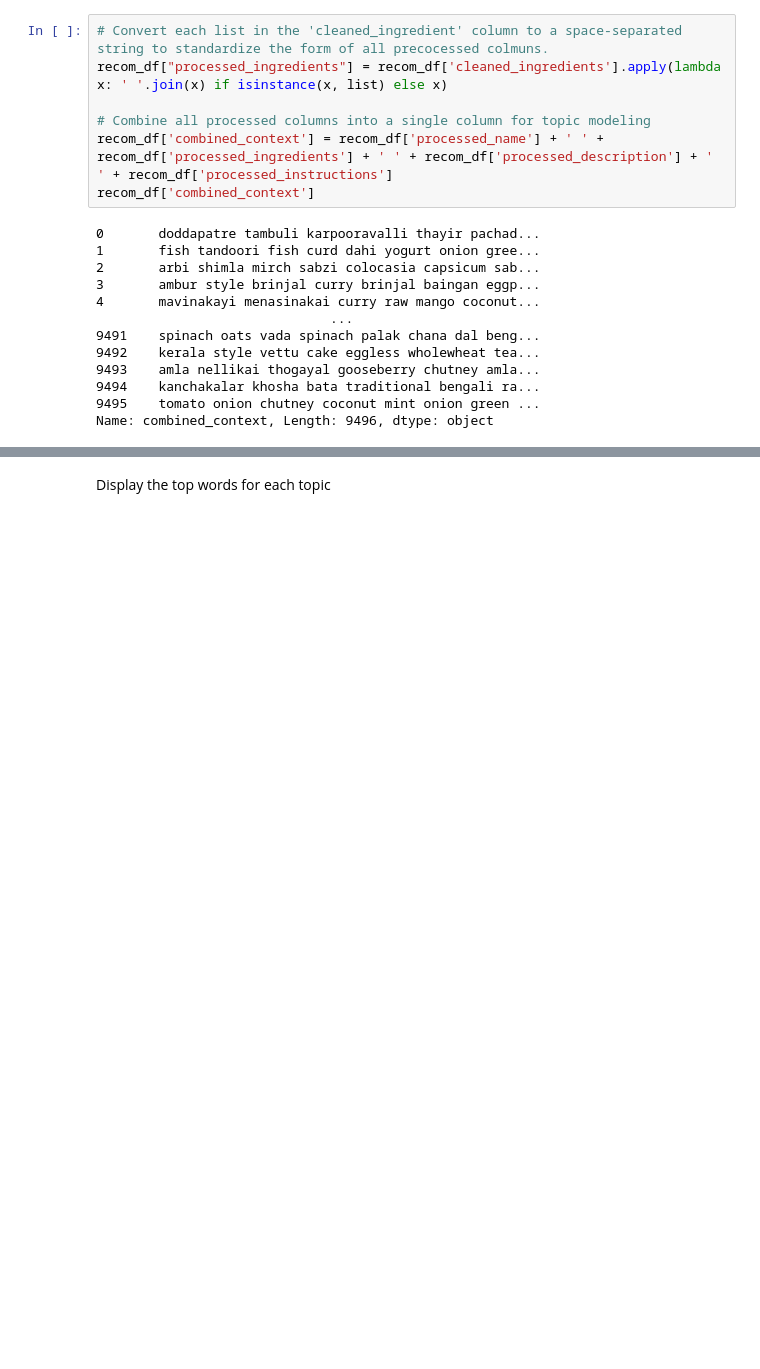
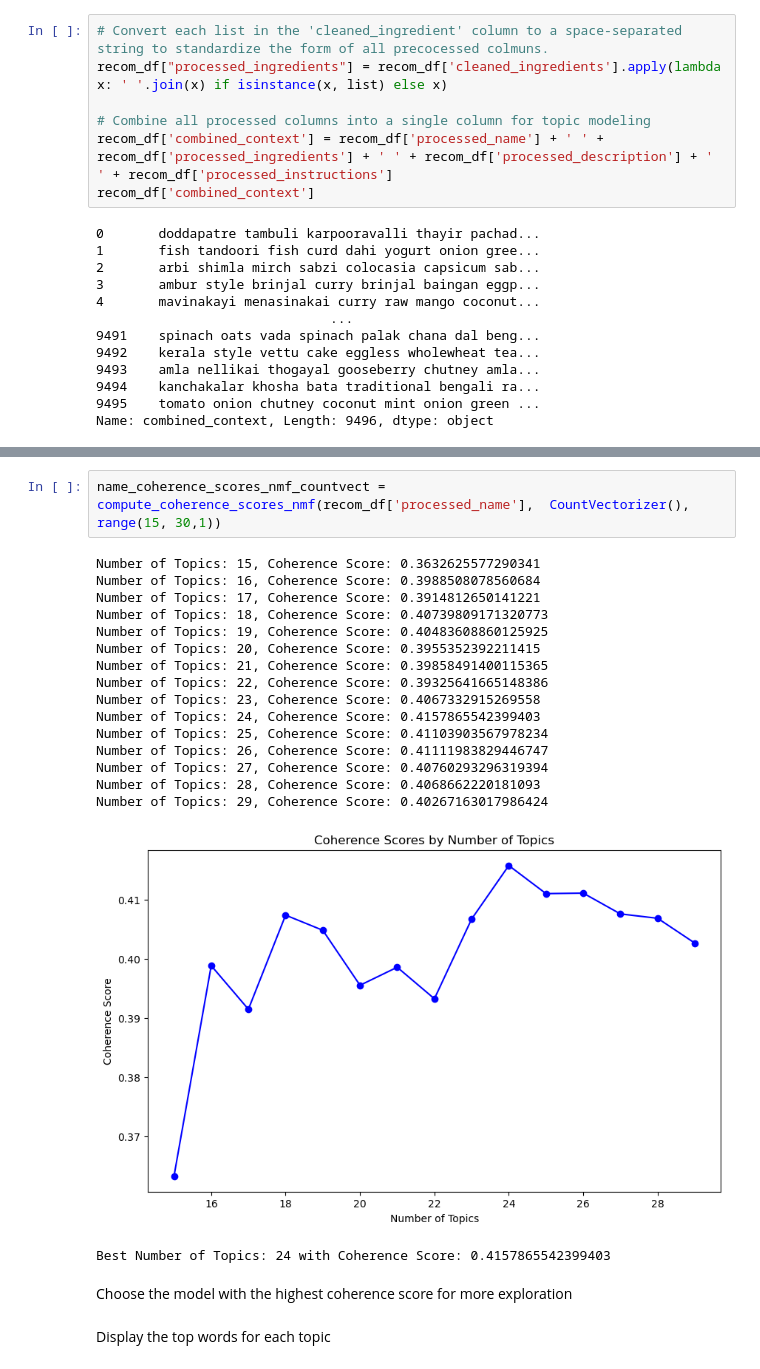
Before and after one commit to jonkerr/indian-food, a Jupyter notebook: topic_modeling_NMF.ipynb, the cells around one changed output, grey strips where cells are left out. Drawn from its saved outputs; the diff is of its cells as text; blank space fills up the shorter version.

```diff
--- a/topic_modeling_NMF.ipynb
+++ b/topic_modeling_NMF.ipynb
@@ -344,3 +174,25 @@ if recommended_recipes is not None:
+# %%
+name_coherence_scores_nmf_countvect = compute_coherence_scores_nmf(recom_df['processed_name'],  CountVectorizer(), range(15, 30,1))
+# %% [output]
+Number of Topics: 15, Coherence Score: 0.3632625577290341
+Number of Topics: 16, Coherence Score: 0.3988508078560684
+Number of Topics: 17, Coherence Score: 0.3914812650141221
+Number of Topics: 18, Coherence Score: 0.40739809171320773
+Number of Topics: 19, Coherence Score: 0.40483608860125925
+Number of Topics: 20, Coherence Score: 0.3955352392211415
+Number of Topics: 21, Coherence Score: 0.39858491400115365
+Number of Topics: 22, Coherence Score: 0.39325641665148386
+Number of Topics: 23, Coherence Score: 0.4067332915269558
+Number of Topics: 24, Coherence Score: 0.4157865542399403
+Number of Topics: 25, Coherence Score: 0.41103903567978234
+Number of Topics: 26, Coherence Score: 0.41111983829446747
+Number of Topics: 27, Coherence Score: 0.40760293296319394
+Number of Topics: 28, Coherence Score: 0.4068662220181093
+Number of Topics: 29, Coherence Score: 0.40267163017986424
+[figure, added]
+Best Number of Topics: 24 with Coherence Score: 0.4157865542399403
+# %% [markdown]
+Choose the model with the highest coherence score for more exploration
 # %% [markdown]
 Display the top words for each topic
 # %%
```
Also changed, not shown: parts of 31 cells of this notebook.
